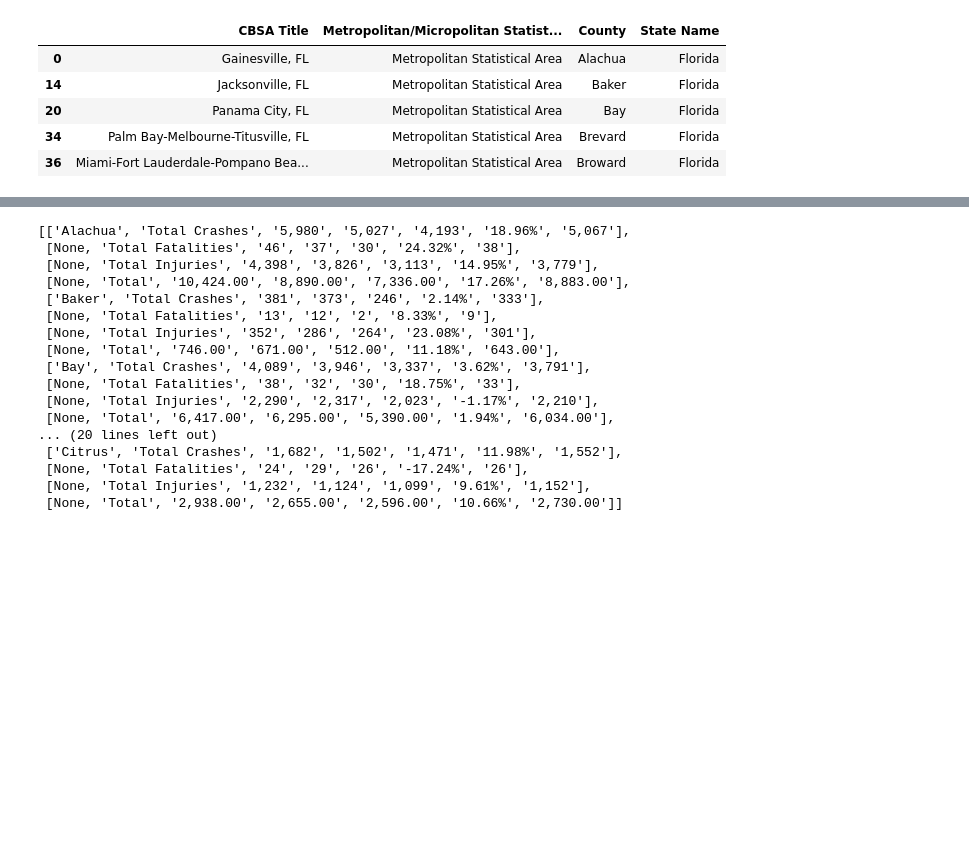
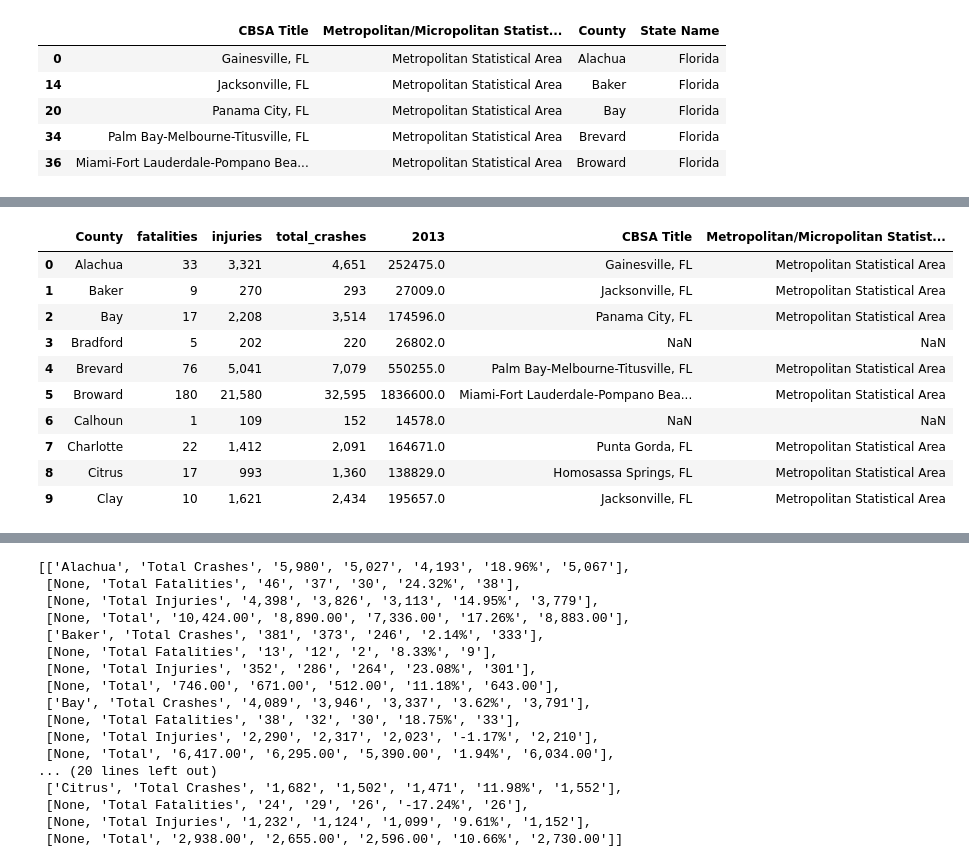
Before and after one commit to igoike/Capstone, a Jupyter notebook: notebooks/fl_analysis.ipynb, the cells around one changed output, grey strips where cells are left out. Saved outputs shown, nothing was run; the diff lists cells and outputs as text; code cells hidden in the pictures; blank space fills up the shorter version.

```diff
--- a/notebooks/fl_analysis.ipynb
+++ b/notebooks/fl_analysis.ipynb
@@ -129,0 +112,6 @@ fl_df
+# %%
+fl_df_fatalaties13 = fl_df_fatalaties13.drop([0,2,3,4,5,6,8,9,10,11],axis=1)
+fl_df_fatalaties13 = fl_df_fatalaties13.iloc[:-2 , :]
+fl_df_fatalaties13 = fl_df_fatalaties13.iloc[2: , :]
+fl_df_fatalaties13.columns = ['County','fatalities']
+fl_df_fatalaties13.head()
@@ -129,0 +142,6 @@ fl_df
+# %%
+fl_df_injuries13 = fl_df_injuries13.drop([0,2,3,4,5,6,8,9,10,11],axis=1)
+fl_df_injuries13 = fl_df_injuries13.iloc[:-2 , :]
+fl_df_injuries13 = fl_df_injuries13.iloc[2: , :]
+fl_df_injuries13.columns = ['County','injuries']
+fl_df_injuries13.head()
@@ -129,0 +164,4 @@ fl_df
+# %%
+fl_df_2013 = pd.merge(pd.merge(fl_df_fatalaties13,fl_df_injuries13,on='County'),fl_df_crashes13,on='County')
+fl_df_2013 = fl_df_2013.drop(labels=63, axis=0)
+fl_df_2013.head(10)
@@ -129,0 +194,16 @@ fl_df
+# %%
+df_combined_fl_13 = pd.merge(fl_df_2013,pop_combined[['County', 2013]],on="County",how='left')
+df_combined_fl_2013 = pd.merge(df_combined_fl_13,metros_fl[['CBSA Title','Metropolitan/Micropolitan Statistical Area','County']],on="County",how='left')
+df_combined_fl_2013.head(10)
+# %% [output]
+|  | County | fatalities | injuries | total_crashes | 2013 | CBSA Title | Metropolitan/Micropolitan Statist... |
+| 0 | Alachua | 33 | 3,321 | 4,651 | 252475.0 | Gainesville, FL | Metropolitan Statistical Area |
+| 1 | Baker | 9 | 270 | 293 | 27009.0 | Jacksonville, FL | Metropolitan Statistical Area |
+| 2 | Bay | 17 | 2,208 | 3,514 | 174596.0 | Panama City, FL | Metropolitan Statistical Area |
+| 3 | Bradford | 5 | 202 | 220 | 26802.0 | NaN | NaN |
+| 4 | Brevard | 76 | 5,041 | 7,079 | 550255.0 | Palm Bay-Melbourne-Titusville, FL | Metropolitan Statistical Area |
+| 5 | Broward | 180 | 21,580 | 32,595 | 1836600.0 | Miami-Fort Lauderdale-Pompano Bea... | Metropolitan Statistical Area |
+| 6 | Calhoun | 1 | 109 | 152 | 14578.0 | NaN | NaN |
+| 7 | Charlotte | 22 | 1,412 | 2,091 | 164671.0 | Punta Gorda, FL | Metropolitan Statistical Area |
+| 8 | Citrus | 17 | 993 | 1,360 | 138829.0 | Homosassa Springs, FL | Metropolitan Statistical Area |
+| 9 | Clay | 10 | 1,621 | 2,434 | 195657.0 | Jacksonville, FL | Metropolitan Statistical Area |
```
Also changed, not shown: parts of 52 cells of this notebook.
